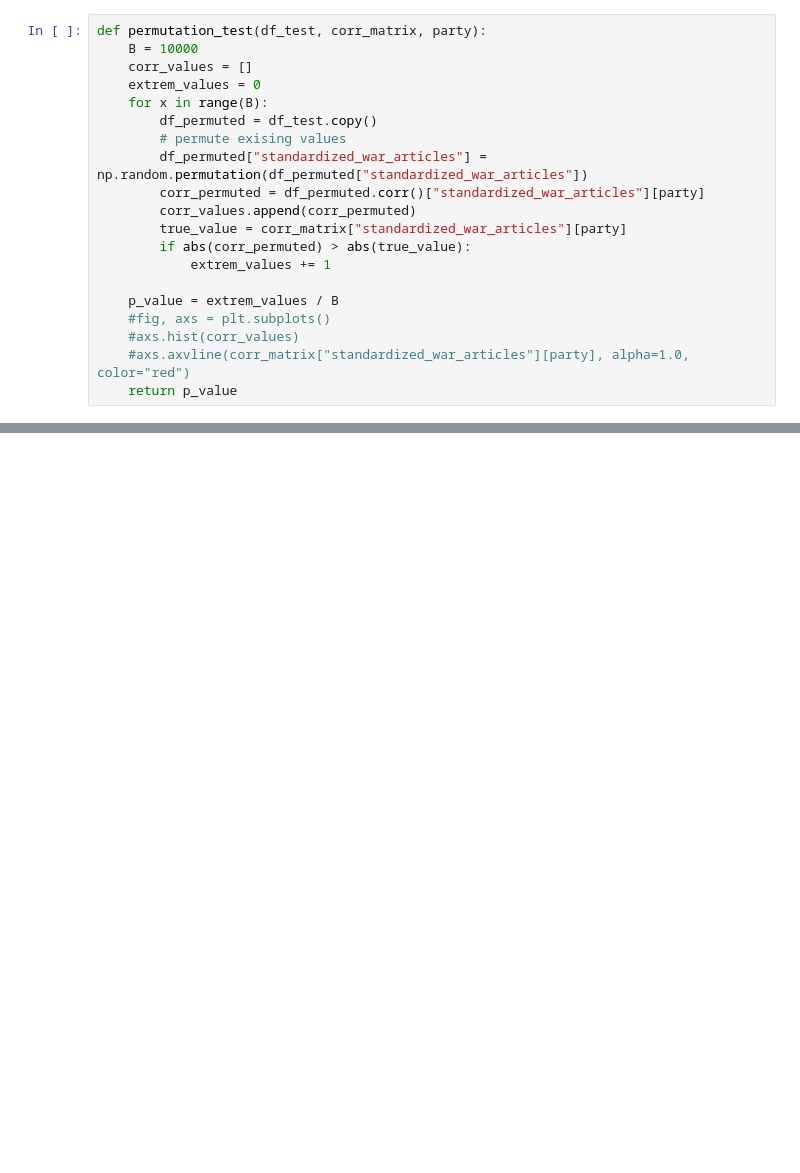
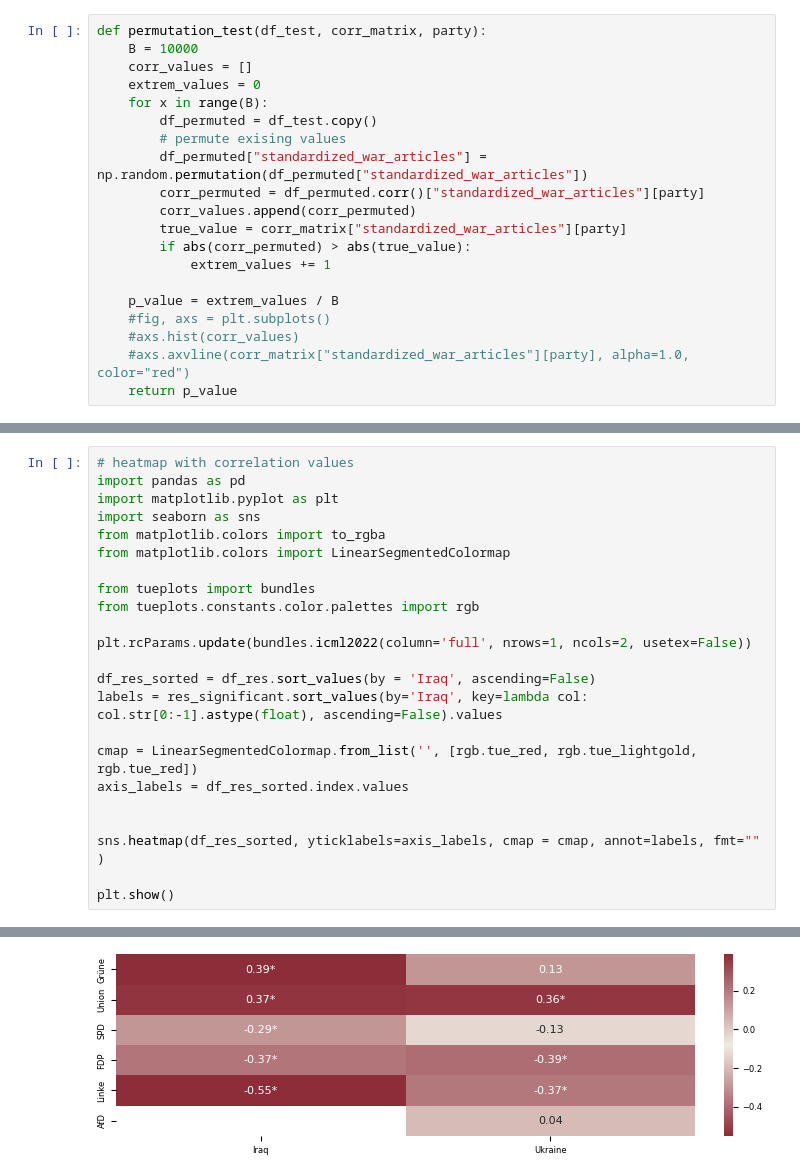
Before and after one commit to schokoblume/Data-Literacy, a Jupyter notebook: Analysis/CorrelationAndPermutationTest.ipynb, the cells around one changed output, grey strips where cells are left out. Cells and saved outputs as stored; diff of their text form; blank space fills up the shorter version.

```diff
--- a/Analysis/CorrelationAndPermutationTest.ipynb
+++ b/Analysis/CorrelationAndPermutationTest.ipynb
@@ -140,3 +150,27 @@ res_significant
 | FDP | -0.37* | -0.39* |
 | AfD | NaN | 0.04 |
 | Linke | -0.55* | -0.37* |
+# %%
+# heatmap with correlation values
+import pandas as pd
+import matplotlib.pyplot as plt
+import seaborn as sns
+from matplotlib.colors import to_rgba
+from matplotlib.colors import LinearSegmentedColormap
+
+from tueplots import bundles
+from tueplots.constants.color.palettes import rgb
+
+plt.rcParams.update(bundles.icml2022(column='full', nrows=1, ncols=2, usetex=False))
+
+df_res_sorted = df_res.sort_values(by = 'Iraq', ascending=False)
+labels = res_significant.sort_values(by='Iraq', key=lambda col: col.str[0:-1].astype(float), ascending=False).values
+
+cmap = LinearSegmentedColormap.from_list('', [rgb.tue_red, rgb.tue_lightgold, rgb.tue_red])
+axis_labels = df_res_sorted.index.values
+
+
+sns.heatmap(df_res_sorted, yticklabels=axis_labels, cmap = cmap, annot=labels, fmt="" )
+
+plt.show()
+# %% [output]
@@ -142,0 +194 @@ res_significant
+[figure, added]
```
Also changed, not shown: parts of 12 cells of this notebook.
